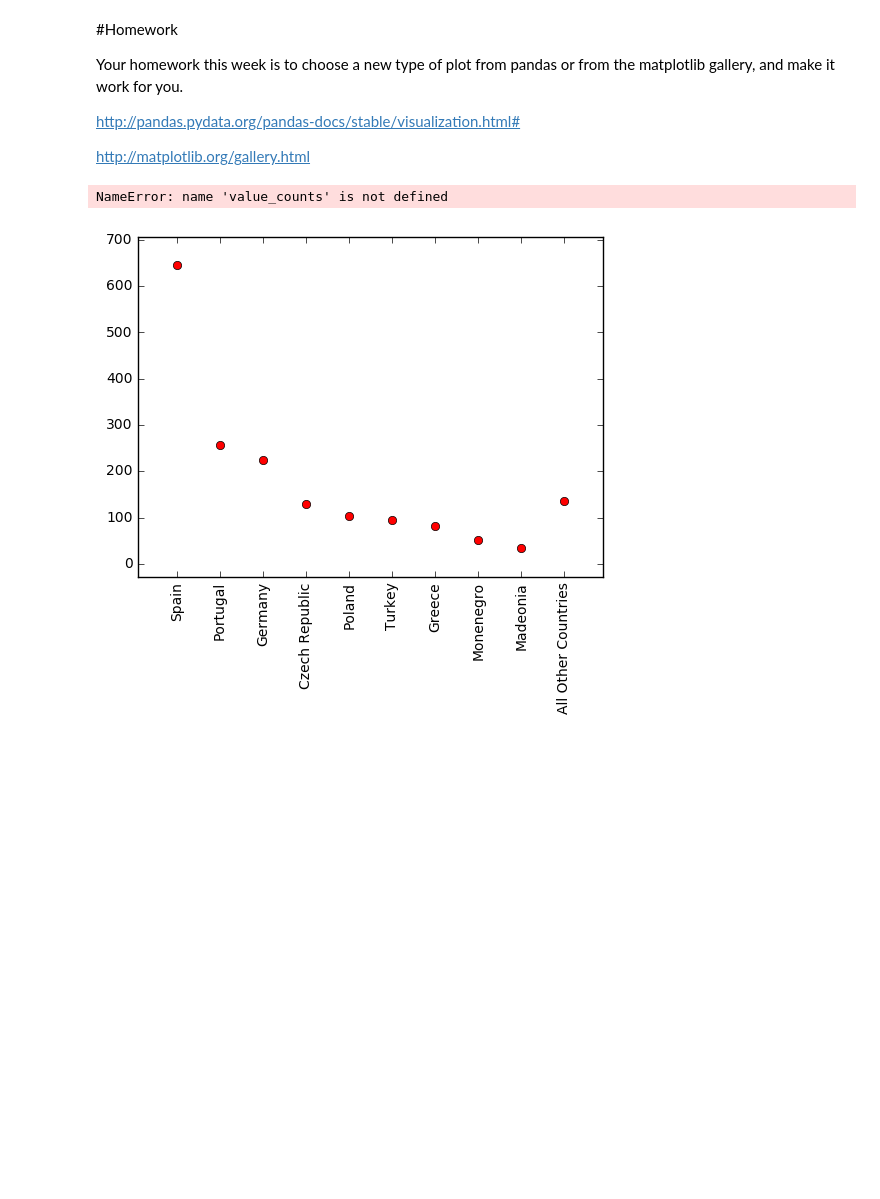
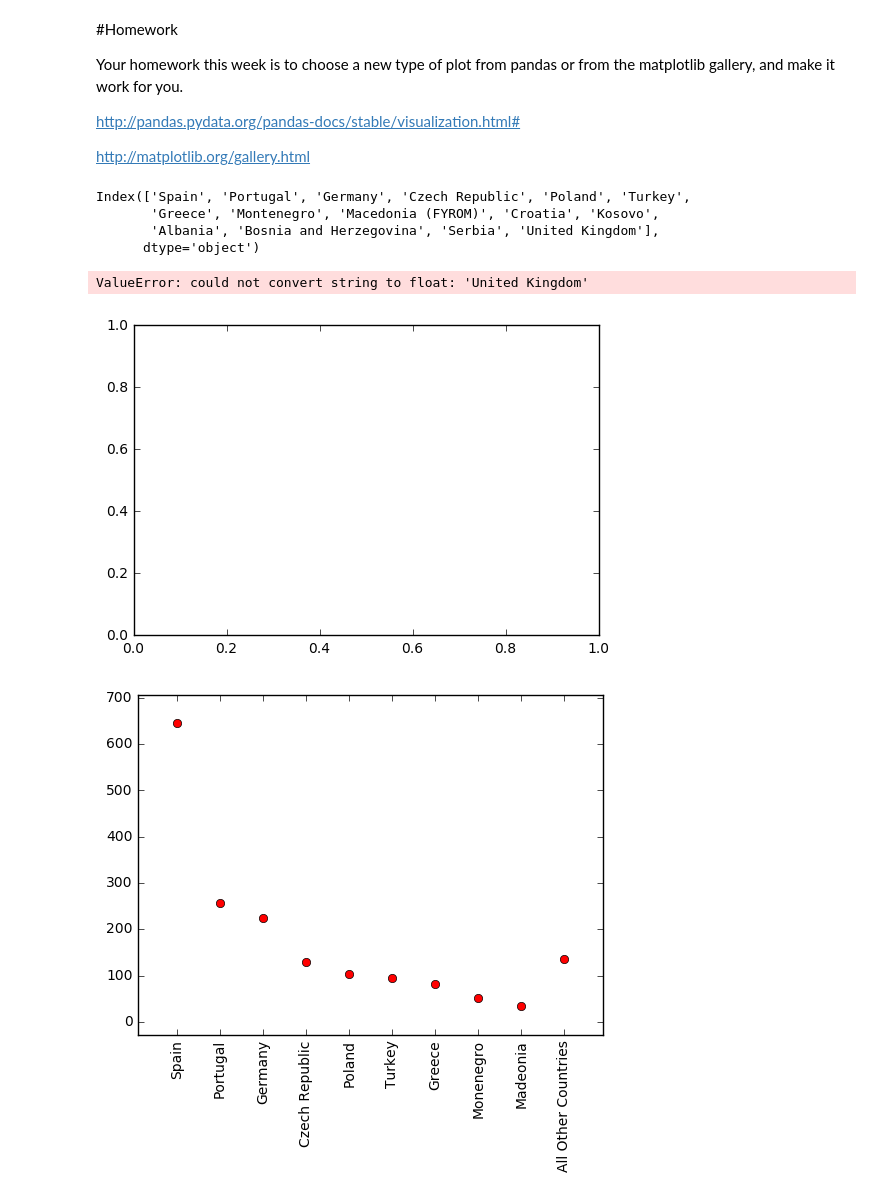
Before and after one commit to kboerger4/ce599-s17, a Jupyter notebook: 15-Data Viz 1/data-viz.ipynb, the cells around one changed output. Cells and saved outputs as stored; diff of their text form; code cells hidden in the pictures; blank space fills up the shorter version.

```diff
--- a/15-Data Viz 1/data-viz.ipynb
+++ b/15-Data Viz 1/data-viz.ipynb
@@ -514,14 +514,24 @@ countries = df['country'].value_counts()
 def my_autopct(pct):
     total = sum(countries)
     return int(round((pct * total) / 100.))
+# %%
+countries.index
+# %% [output]
+Index(['Spain', 'Portugal', 'Germany', 'Czech Republic', 'Poland', 'Turkey',
+       'Greece', 'Montenegro', 'Macedonia (FYROM)', 'Croatia', 'Kosovo',
+       'Albania', 'Bosnia and Herzegovina', 'Serbia', 'United Kingdom'],
+      dtype='object')
 # %%
-plt.plot(countries, value_counts())
-plt.xticks(countries, labels, rotation = 'vertical')
-plt.margins(100)
-plt.subplots_adjust(bottom = 95)
+x = countries.index
+y = countries
+plt.plot(x, y, 'ro')
+plt.xticks(x, countries.index, rotation = 'vertical')
+plt.margins(.1)
+plt.subplots_adjust(bottom = .05)
 plt.show()
 # %% [output]
-NameError: name 'value_counts' is not defined
+ValueError: could not convert string to float: 'United Kingdom'
+[figure, added]
 # %%
 x = [1,2,3,4,5,6,7,8,9,10]
 y = [646,256,225,130,104,94,82,51,34,137]
```
Also changed, not shown: parts of 1 cell of this notebook.
